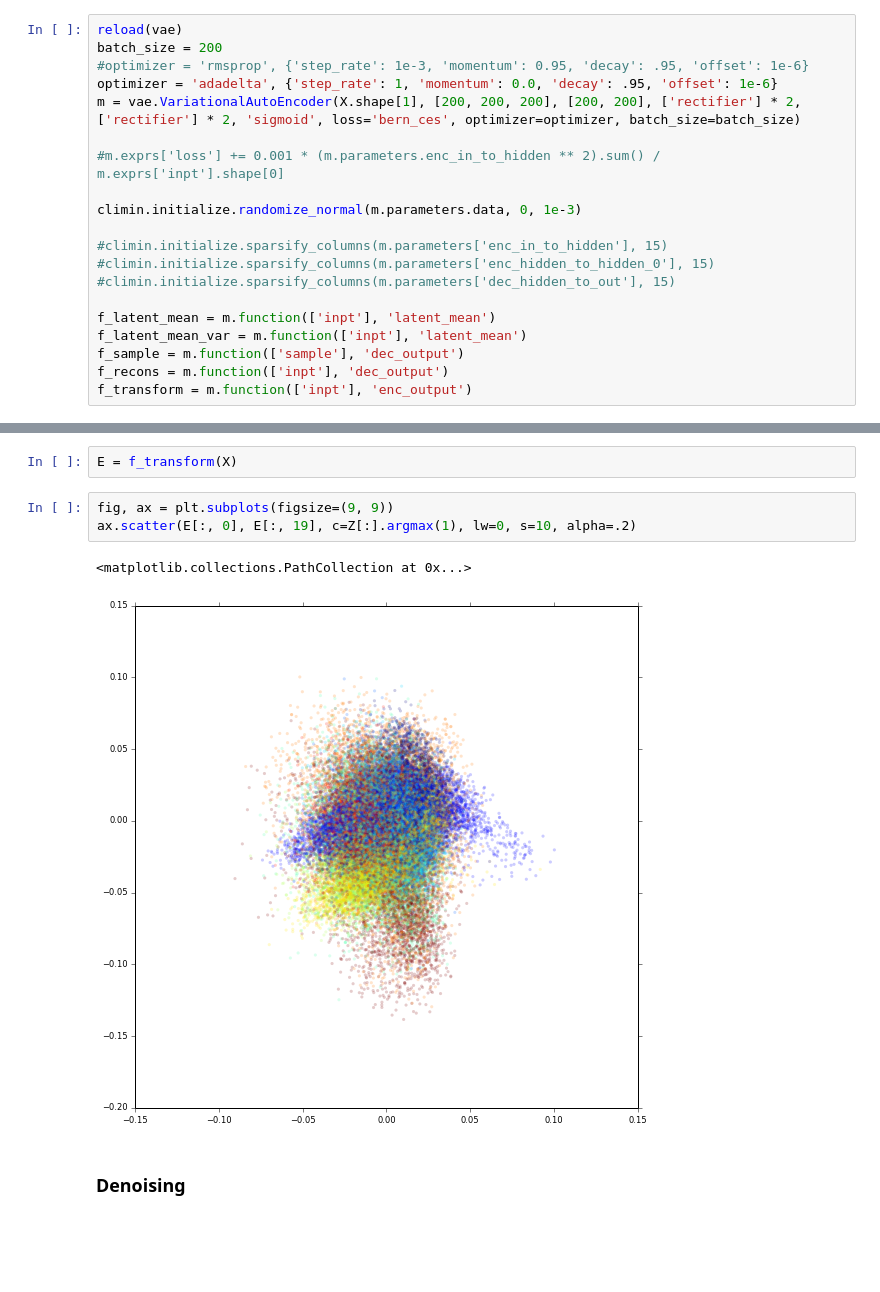
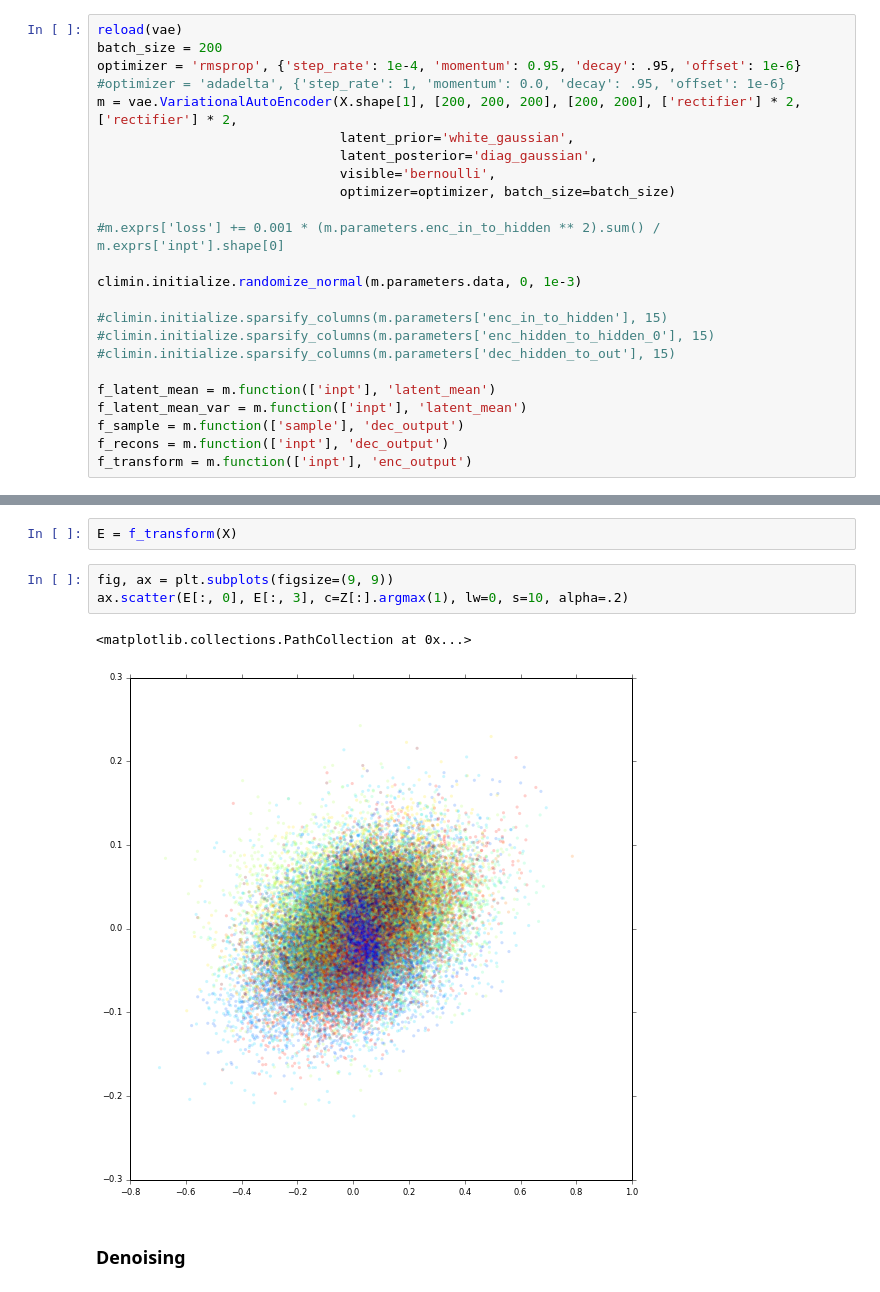
Before and after one commit to breze-no-salt/breze, a Jupyter notebook: notebooks/vae/Variational AE.ipynb, the cells around one changed output, grey strips where cells are left out. Cells and saved outputs as stored; diff of their text form; blank space fills up the shorter version.

```diff
--- a/notebooks/vae/Variational AE.ipynb
+++ b/notebooks/vae/Variational AE.ipynb
@@ -50,9 +51,13 @@ ax.imshow(img, cmap=cm.binary)
 # %%
 reload(vae)
 batch_size = 200
-#optimizer = 'rmsprop', {'step_rate': 1e-3, 'momentum': 0.95, 'decay': .95, 'offset': 1e-6}
-optimizer = 'adadelta', {'step_rate': 1, 'momentum': 0.0, 'decay': .95, 'offset': 1e-6}
-m = vae.VariationalAutoEncoder(X.shape[1], [200, 200, 200], [200, 200], ['rectifier'] * 2, ['rectifier'] * 2, 'sigmoid', loss='bern_ces', optimizer=optimizer, batch_size=batch_size)
+optimizer = 'rmsprop', {'step_rate': 1e-4, 'momentum': 0.95, 'decay': .95, 'offset': 1e-6}
+#optimizer = 'adadelta', {'step_rate': 1, 'momentum': 0.0, 'decay': .95, 'offset': 1e-6}
+m = vae.VariationalAutoEncoder(X.shape[1], [200, 200, 200], [200, 200], ['rectifier'] * 2, ['rectifier'] * 2,
+                               latent_prior='white_gaussian',
+                               latent_posterior='diag_gaussian',
+                               visible='bernoulli',
+                               optimizer=optimizer, batch_size=batch_size)
 
 #m.exprs['loss'] += 0.001 * (m.parameters.enc_in_to_hidden ** 2).sum() / m.exprs['inpt'].shape[0]
 
@@ -143,10 +146,10 @@ i = widgets.interact(show_by_latent, **kw)
 E = f_transform(X)
 # %%
 fig, ax = plt.subplots(figsize=(9, 9))
-ax.scatter(E[:, 0], E[:, 19], c=Z[:].argmax(1), lw=0, s=10, alpha=.2)
+ax.scatter(E[:, 0], E[:, 3], c=Z[:].argmax(1), lw=0, s=10, alpha=.2)
 # %% [output]
 <matplotlib.collections.PathCollection at 0x...>
-[figure, old version]
+[figure, new version]
 # %% [markdown]
 ### Denoising
 # %%
```
Also changed, not shown: parts of 8 cells of this notebook, 1 other file.
